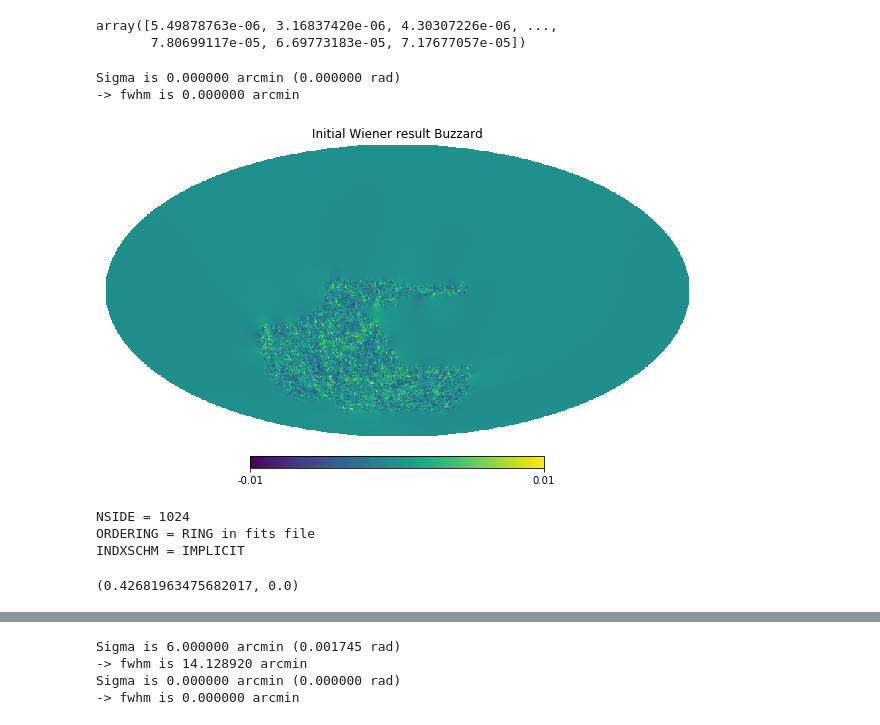
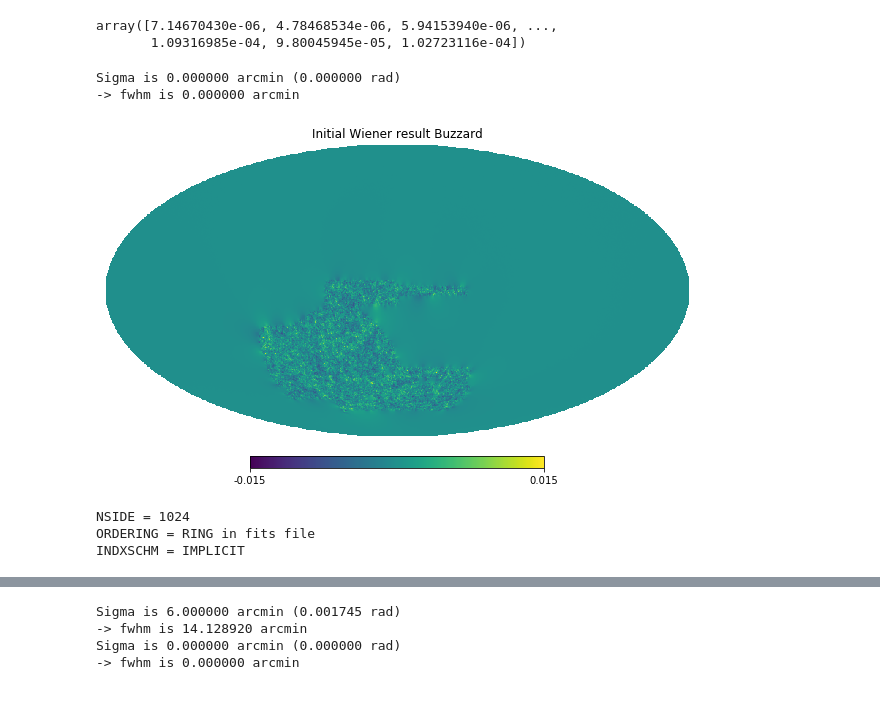
Before and after one commit to NiallJeffrey/wiener_sphere, a Jupyter notebook: wiener_map_to_kappa.ipynb, the cells around one changed output, grey strips where cells are left out. Cells and saved outputs as stored; diff of their text form; code cells hidden in the pictures.

```diff
--- a/wiener_map_to_kappa.ipynb
+++ b/wiener_map_to_kappa.ipynb
@@ -9,12 +9,12 @@ from scipy.stats import pearsonr
 nside = 1024
 lmax = 1024*3-1
 # %%
-s_e_mode = np.load('test_wiener2_E_180320.npy')
+s_e_mode = np.load('test_wiener_EB_230320.npy')
 # %%
 s_e_mode
 # %% [output]
-array([5.49878763e-06, 3.16837420e-06, 4.30307226e-06, ...,
-       7.80699117e-05, 6.69773183e-05, 7.17677057e-05])
+array([7.14670430e-06, 4.78468534e-06, 5.94153940e-06, ...,
+       1.09316985e-04, 9.80045945e-05, 1.02723116e-04])
 # %%
 alm = hp.map2alm(s_e_mode, lmax=1024*3-1)
 # %%
@@ -28,7 +28,7 @@ kappa = hp.alm2map(almsE, nside=1024, lmax = 3*1024-1)
 Sigma is 0.000000 arcmin (0.000000 rad)
 -> fwhm is 0.000000 arcmin
 # %%
-hp.mollview(kappa, min = -0.01,max=0.01, title='Initial Wiener result Buzzard')
+hp.mollview(kappa, min = -0.015,max=0.015, title='Initial Wiener result Buzzard')
 # %% [output]
-[figure, old version]
+[figure, new version]
 # %%
@@ -45,7 +45,3 @@ des_buzzard = fits.open('../../dante/des/KS_1024.fits')
 kappa_buzzard = des_buzzard[1].data['k_orig']
 mask = np.where(des_buzzard[1].data['N_source']>0.5, 1., 0.)
 # mask = np.where(kappa!=0., 1., 0.)
-# %%
-pearsonr(old_kappa*mask, kappa_buzzard*mask)
-# %% [output]
-(0.42681963475682017, 0.0)
```
Also changed, not shown: parts of 11 cells of this notebook.
